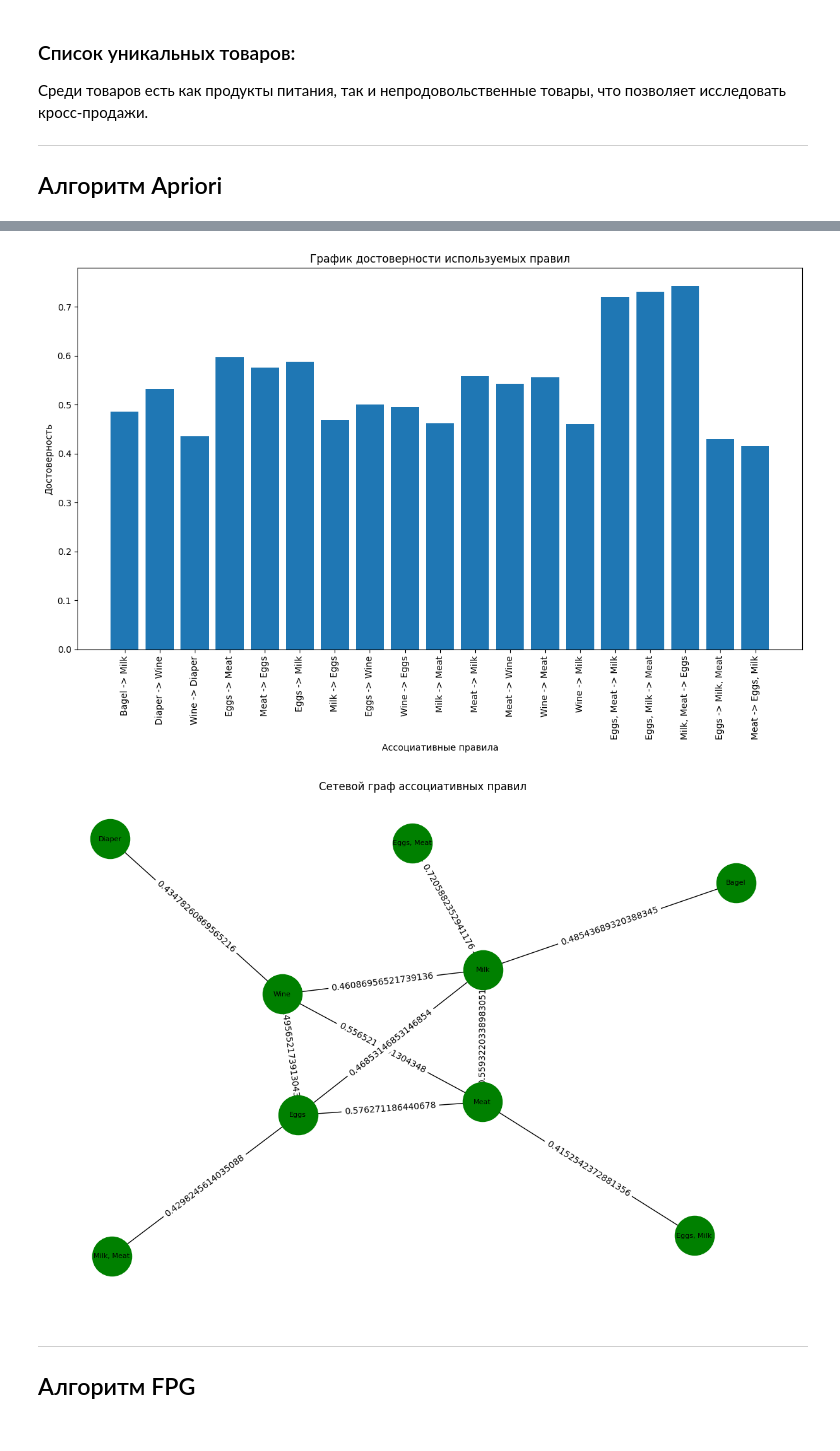
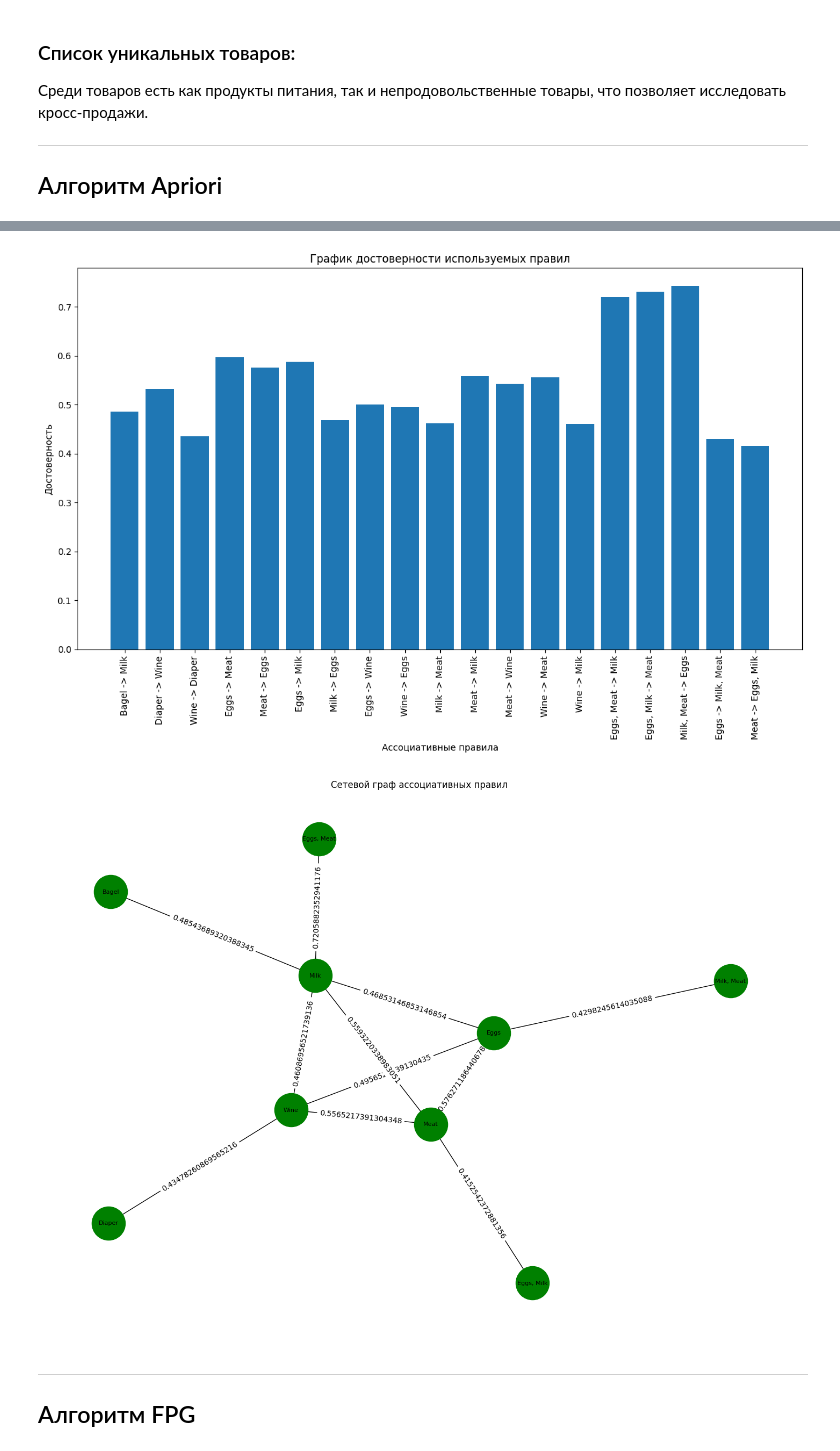
Before and after one commit to rochaldo1/Machine_Learning, a Jupyter notebook: labs/lab_2.ipynb, the cells around one changed output, grey strips where cells are left out. Cells and saved outputs as stored; diff of their text form; code cells hidden in the pictures.

```diff
--- a/labs/lab_2.ipynb
+++ b/labs/lab_2.ipynb
@@ -96,15 +96,13 @@ from mlxtend.preprocessing import TransactionEncoder
 from mlxtend.frequent_patterns import apriori, association_rules
 import networkx as nx
 
+#Преобразование в бинарный формат
 te = TransactionEncoder()
 te_ary = te.fit(np_data).transform(np_data)
 data = pd.DataFrame(te_ary, columns=te.columns_)
 
-#Алгоритм Apriori
-df1 = apriori(data, min_support=0.15, use_colnames = True)
-print(df1)
-
 def arl_analysis(df: pd.DataFrame):
+    print(df)
     rules = association_rules(df, metric = "confidence", min_threshold = 0.4)
     print(rules)
 
@@ -145,37 +143,39 @@ def arl_analysis(df: pd.DataFrame):
         G.add_node(product)
     for index, row in rules.iterrows():
         G.add_edge(row['antecedents'], row['consequents'], weight=row['confidence'])
-    plt.figure(figsize=(12, 8))
-    pos = nx.spring_layout(G)
+    plt.figure(figsize=(14, 10))
+    pos = nx.spring_layout(G, k=0.8)
     nx.draw(G, pos, with_labels=True, node_size=2000, node_color='green', font_size=8)
     edge_labels = nx.get_edge_attributes(G, 'weight')
     nx.draw_networkx_edge_labels(G, pos, edge_labels=edge_labels)
     plt.title('Сетевой граф ассоциативных правил')
     plt.tight_layout()
     plt.show()
 
+#Алгоритм Apriori
+df1 = apriori(data, min_support=0.15, use_colnames = True)
 arl_analysis(df1)
 # %% [output]
      support            itemsets
 0   0.326984             (Bagel)
 1   0.269841             (Bread)
 2   0.323810            (Cheese)
 3   0.298413            (Diaper)
 4   0.361905              (Eggs)
 5   0.374603              (Meat)
 6   0.453968              (Milk)
 7   0.279365            (Pencil)
 8   0.365079              (Wine)
 9   0.158730       (Milk, Bagel)
 10  0.158730      (Diaper, Wine)
 ... (76 lines left out)
 3   0.298413      Diaper
 7   0.279365      Pencil
 1   0.269841       Bread
 11  0.215873  Eggs, Meat
 [figure]
 [figure]
-[figure, old version]
+[figure, new version]
 # %% [markdown]
 
 ---
```
Also changed, not shown: parts of 1 cell of this notebook.
